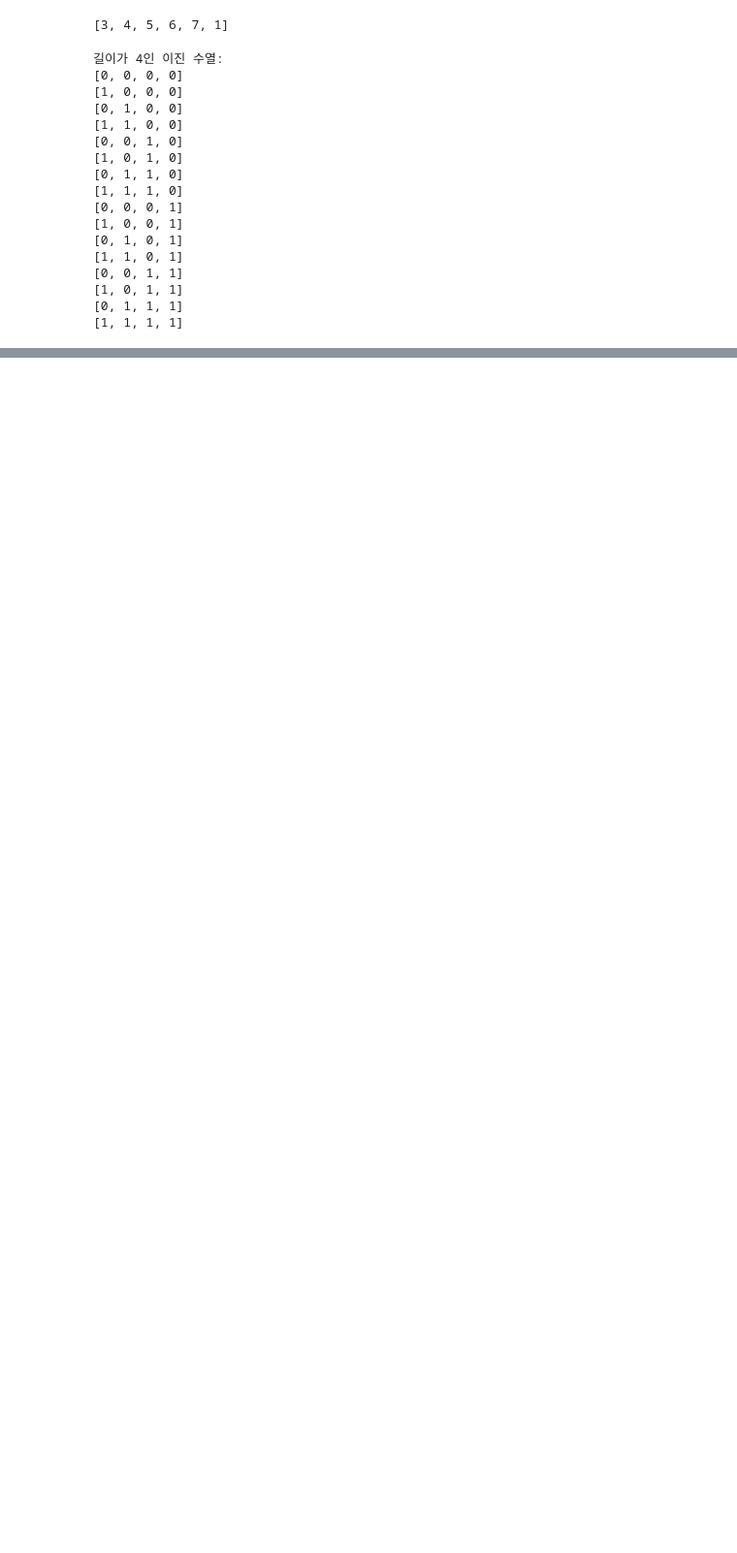
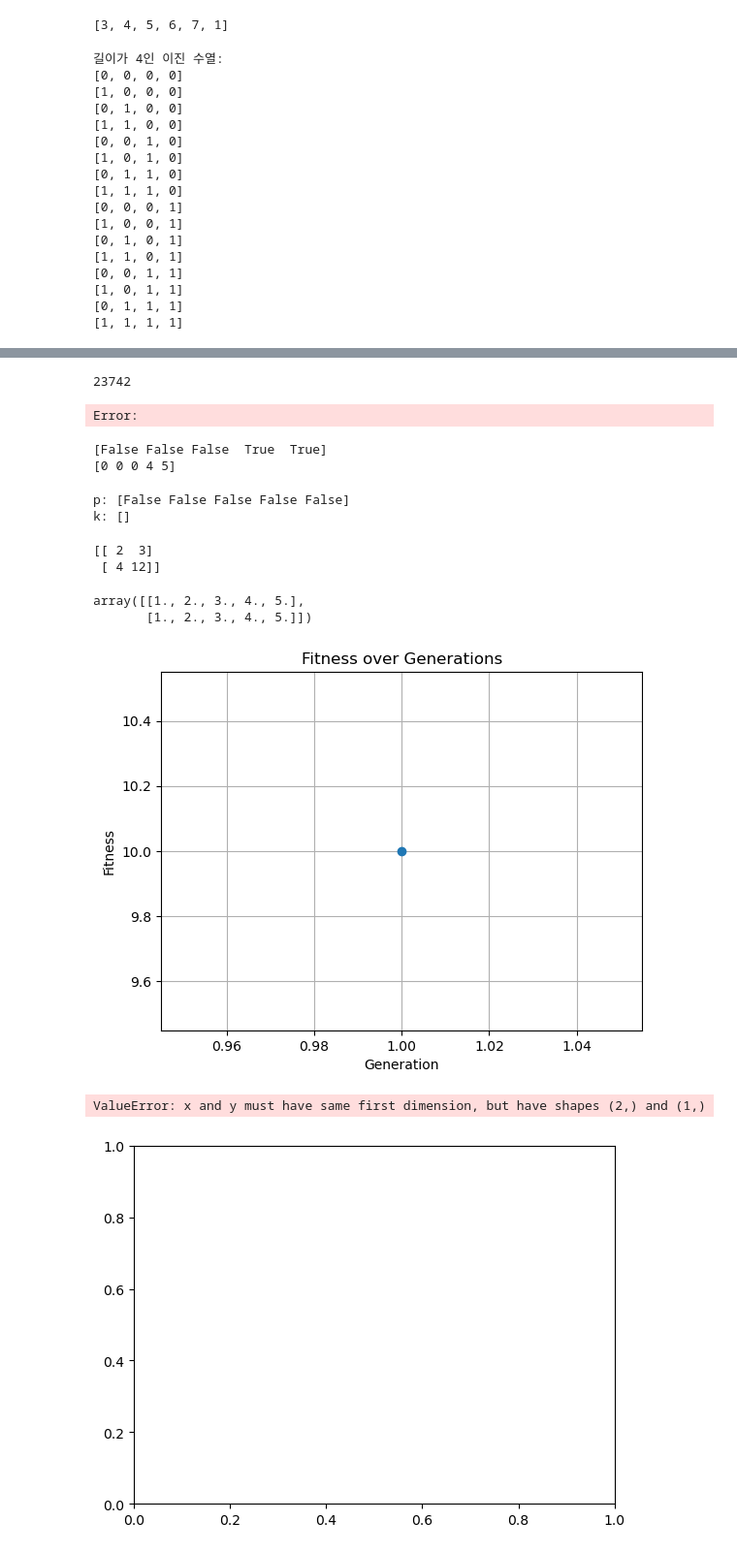
Before and after one commit to hisunhelloo/knapsack-with-ga, a Jupyter notebook: Knapsack_GA/t.ipynb, the cells around one changed output, grey strips where cells are left out. Shown at 97% size. Drawn from its saved outputs; the diff is of its cells as text; code cells hidden in the pictures; blank space fills up the shorter version.

```diff
--- a/Knapsack_GA/t.ipynb
+++ b/Knapsack_GA/t.ipynb
@@ -49,0 +83,74 @@ for sequence in binary_sequences:
+# %%
+a = np.array([1, 1, 1, 0, 1, 0, 0, 0, 0, 1, 0]) # 24730
+a = np.array([0, 0, 1, 0, 1, 0, 1, 0, 0, 1, 0]) # 23742
+b = np.array([6635, 4259, 3447, 8319, 9747, 7377, 9906, 22626, 8344, 642, 6428])
+print(sum(a*b))
+# %% [output]
+23742
+Error:
+# %%
+p = np.random.rand(5)
+p = p < 0.5
+print(p)
+a = np.array([1,2,3,4,5])
+print(a*p)
+# %% [output]
+[False False False  True  True]
+[0 0 0 4 5]
+# %%
+import numpy as np
+
+p = np.random.rand(5)  # Generate an array of random probabilities
+p = p < 0.5            # Convert probabilities to boolean values based on a threshold of 0.5
+print("p:", p)
+
+a = np.array([1, 2, 3, 4, 5])
+
+# Perform element-wise multiplication and filtering based on the boolean mask
+k = a[p]
+
+print("k:", k)
+# %% [output]
+p: [False False False False False]
+k: []
+# %%
+n = [[1,1], [2,4]]
+p = [2,3]
+print(np.array(n)*np.array(p))
+# %% [output]
+[[ 2  3]
+ [ 4 12]]
+# %%
+a = np.empty((0,5))
+a = np.append(a, [[1,2,3,4,5]], axis=0)
+a = np.append(a, [[1,2,3,4,5]], axis=0)
+a
+# %% [output]
+array([[1., 2., 3., 4., 5.],
+       [1., 2., 3., 4., 5.]])
+# %%
+import matplotlib.pyplot as plt
+
+def update_plot(generation, fitness):
+    plt.clf()  # 그래프 초기화
+    plt.plot(generation, fitness, marker='o')
+    plt.title('Fitness over Generations')
+    plt.xlabel('Generation')
+    plt.ylabel('Fitness')
+    plt.grid(True)
+    plt.pause(0.01)  # 잠시 멈추어 그래프를 업데이트합니다.
+
+# 예시를 위한 가상의 GA 반복 과정
+fitness_values = []  # 각 세대의 적합도를 담을 리스트
+for generation in range(1, 11):
+    # 가상의 적합도 계산 (임의로 생성)
+    fitness = generation * 10
+    fitness_values.append(fitness)
+    # 그래프 업데이트
+    update_plot(range(1, generation+1), fitness_values)
+
+plt.show()
+# %% [output]
+[figure, added]
+ValueError: x and y must have same first dimension, but have shapes (2,) and (1,)
+[figure, added]
```
Also changed, not shown: parts of 3 cells of this notebook, 4 other files.
